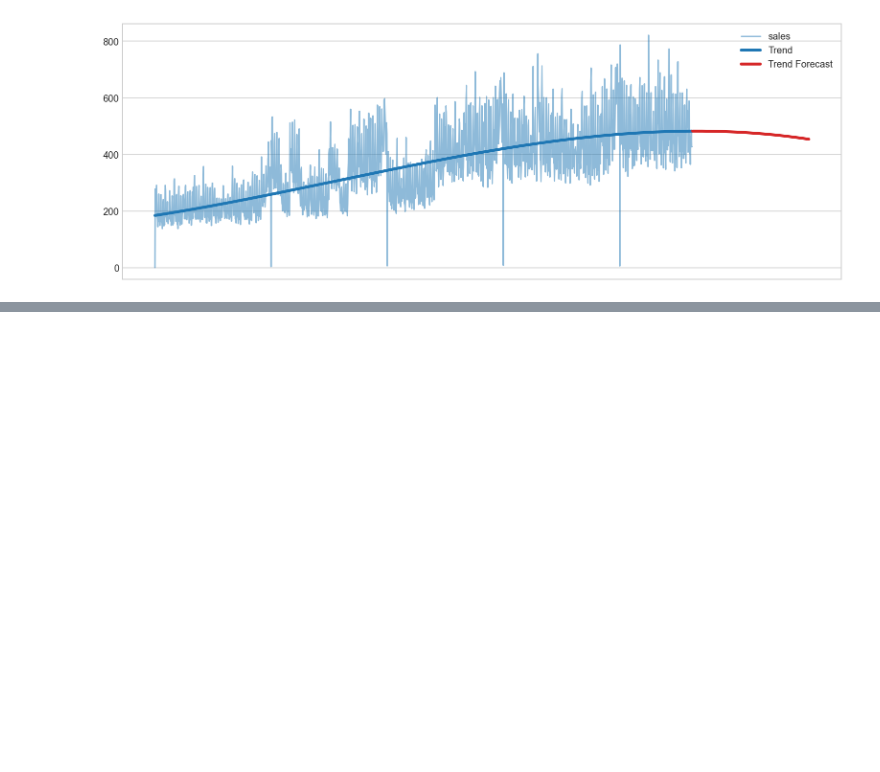
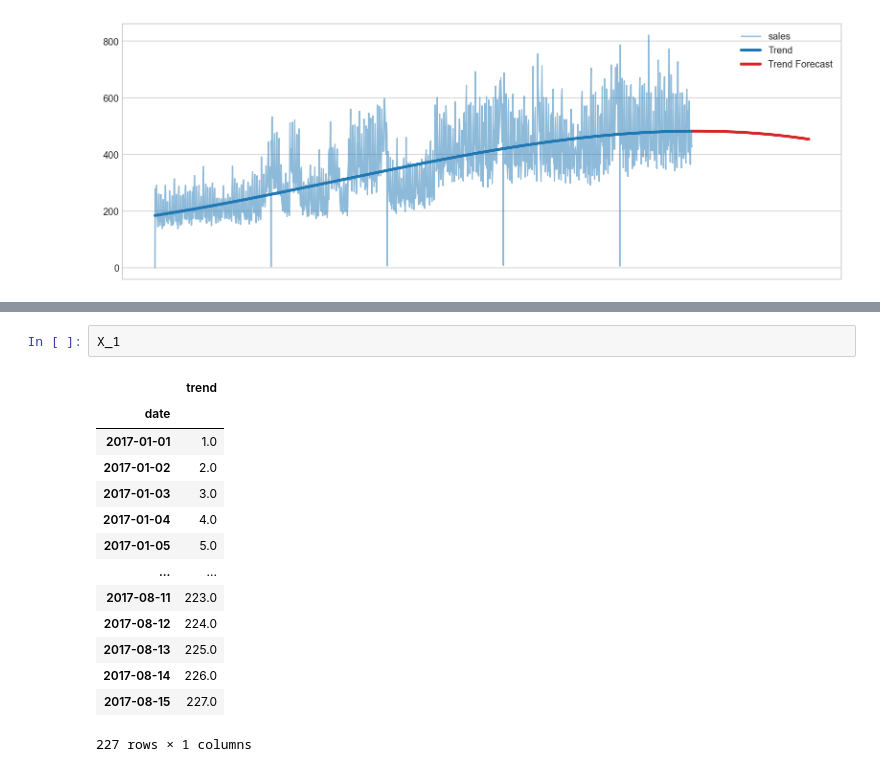
Before and after one commit to AliakbarMehdizadeh/time-series, a Jupyter notebook: Time-Series.ipynb, the cells around one changed output, grey strips where cells are left out. Drawn from its saved outputs; the diff is of its cells as text; blank space fills up the shorter version.

```diff
--- a/Time-Series.ipynb
+++ b/Time-Series.ipynb
@@ -203,0 +293,17 @@ plt.legend()
+# %%
+X_1
+# %% [output]
+|  | trend |
+| date |  |
+| 2017-01-01 | 1.0 |
+| 2017-01-02 | 2.0 |
+| 2017-01-03 | 3.0 |
+| 2017-01-04 | 4.0 |
+| 2017-01-05 | 5.0 |
+| ... | ... |
+| 2017-08-11 | 223.0 |
+| 2017-08-12 | 224.0 |
+| 2017-08-13 | 225.0 |
+| 2017-08-14 | 226.0 |
+| 2017-08-15 | 227.0 |
+227 rows × 1 columns
```
Also changed, not shown: parts of 6 cells of this notebook.
